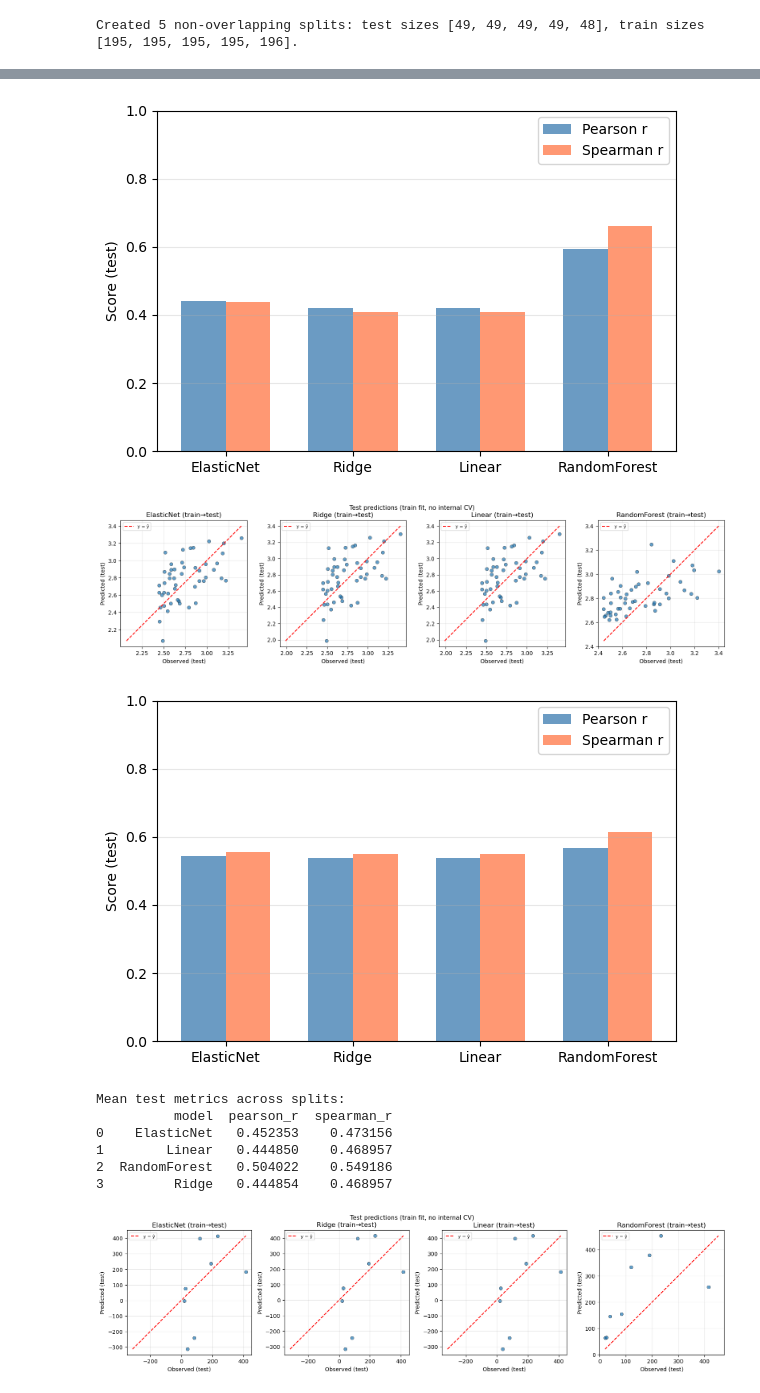
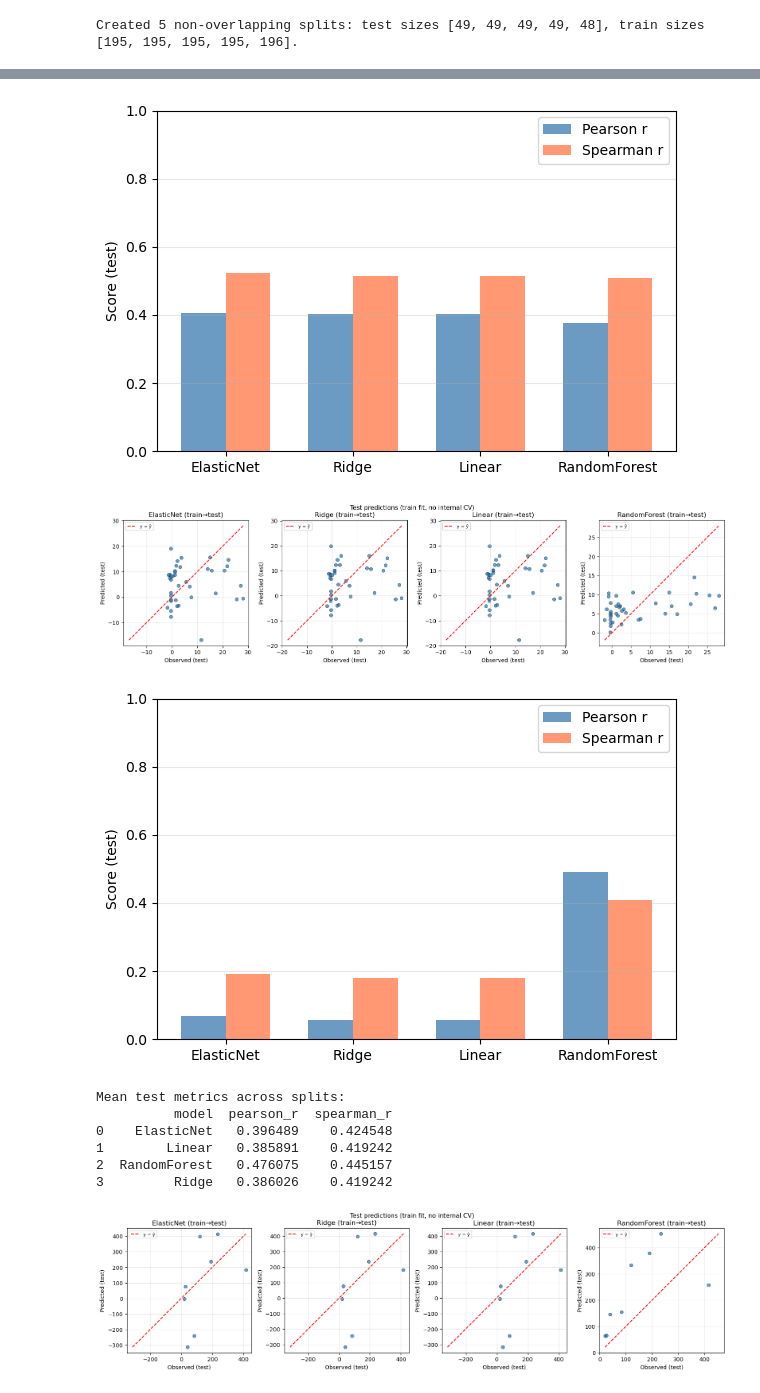
Before and after one commit to katyachemistry/kitAb, a Jupyter notebook: clean_validation.ipynb, the cells around one changed output, grey strips where cells are left out. Saved outputs shown, nothing was run; the diff lists cells and outputs as text; code cells hidden in the pictures.

```diff
--- a/clean_validation.ipynb
+++ b/clean_validation.ipynb
@@ -931,11 +932,14 @@ def fit_and_compare_models(
         ax.plot(lims, lims, "r--", label="y = ŷ")
         ax.set_xlabel("Observed (test)")
         ax.set_ylabel("Predicted (test)")
-        ax.set_title(f"{name} (train→test)")
+        ax.set_title(f"{name} (train→test, n_test={n_test})")
         ax.legend(loc="upper left", fontsize=8)
         ax.set_aspect("equal", adjustable="box")
         ax.grid(True, alpha=0.3)
-    plt.suptitle("Test predictions (train fit, no internal CV)", fontsize=11)
+    plt.suptitle(
+        f"Test predictions (train fit, no internal CV)\nX_test shape: ({n_test}, {len(selected_features)})",
+        fontsize=11,
+    )
     plt.tight_layout()
     plt.show()
 
@@ -2930,7 +2927,7 @@ Rows with at least one NaN in X: 208 / 244
 import numpy as np
 
 # Example: stability selection (alternative to reduce_correlated_features)
-dataset_name_ss = 'ginkgo_unified_target_HIC'  # or another key from corr_by_dataset
+dataset_name_ss = 'ginkgo_unified_target_AC_SINS_pH7_4'  # or another key from corr_by_dataset
 
 # --- n non-overlapping train/test splits, X% train each ---
 n_splits = 5          # number of splits (user-defined)
@@ -2995,7 +2992,7 @@ Created 5 non-overlapping splits: test sizes [49, 49, 49, 49, 48], train sizes [
 # %%
 # Example: stability selection (alternative to reduce_correlated_features)
 # dataset_name must match the "dataset" column in your merged_dfs (e.g. 'pdgf38.csv')
-dataset_name_ss = 'ginkgo_unified_target_HIC'  # or set to a specific key, e.g. "jain2024assessment_merged_Fab_Tm_by_DSF_C_Tm"
+dataset_name_ss = 'ginkgo_unified_target_AC_SINS_pH7_4'  # or set to a specific key, e.g. "jain2024assessment_merged_Fab_Tm_by_DSF_C_Tm"
 
 # One result per split (no averaging inside the function)
 freq_ss = []
@@ -3118,12 +3115,11 @@ for k in range(n_splits):
         merged_train=merged_train_ss,
         merged_test=merged_test_ss,
         target_col=target_col_ss,
-        feature_list=kept_per_split_mi[k],   # features for this split
+        feature_list=kept_per_split_spearman[k],   # features for this split
         enet_alpha=0.01,
         random_state=42,
         enet_l1_ratio=0.5,
-        max_feature_fraction=0.2,
-    )
+        max_feature_fraction=0.15)
     selected_features_per_split.append(selected_features)
     results_per_split.append(results_df)
 
@@ -3142,12 +3138,12 @@ print(summary)
-[figure, old version]
+[figure, new version]
-[figure, old version]
+[figure, new version]
-[figure, old version]
+[figure, new version]
 Mean test metrics across splits:
           model  pearson_r  spearman_r
-0    ElasticNet   0.452353    0.473156
-1        Linear   0.444850    0.468957
-2  RandomForest   0.504022    0.549186
-3         Ridge   0.444854    0.468957
+0    ElasticNet   0.396489    0.424548
+1        Linear   0.385891    0.419242
+2  RandomForest   0.476075    0.445157
+3         Ridge   0.386026    0.419242
 # %%
 # Get train/test dataframes for the chosen dataset from merged_dfs_train/test
 merged_train_ss = None
```
Also changed, not shown: parts of 8 cells of this notebook, 5 other files.
